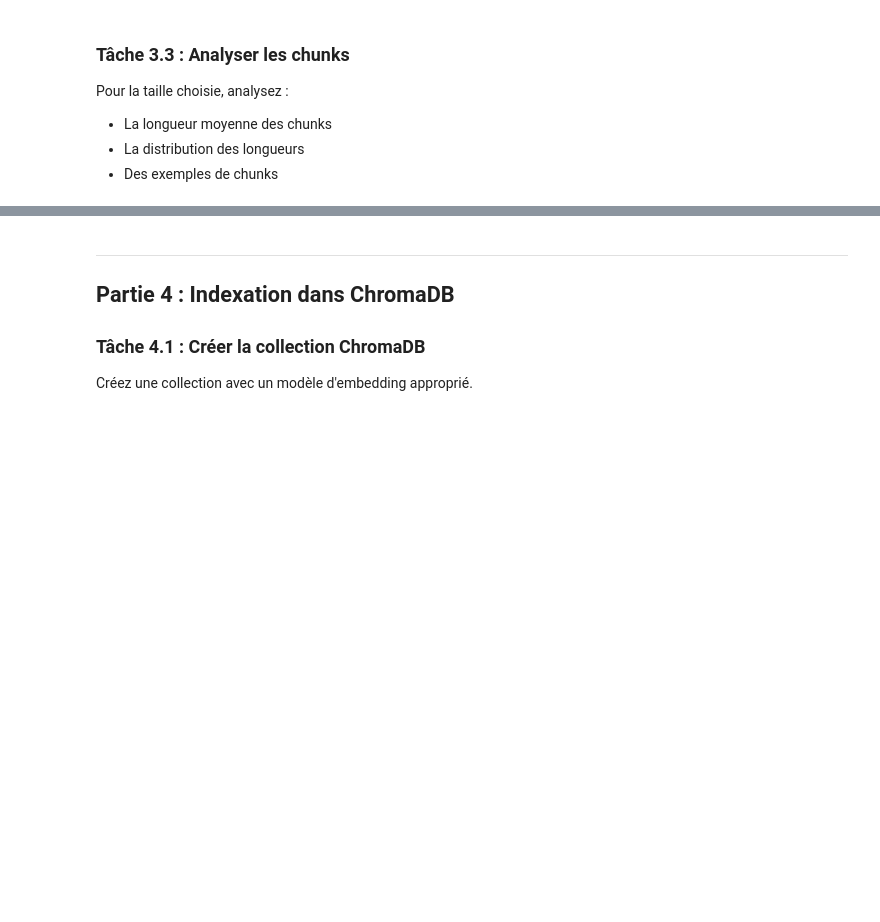
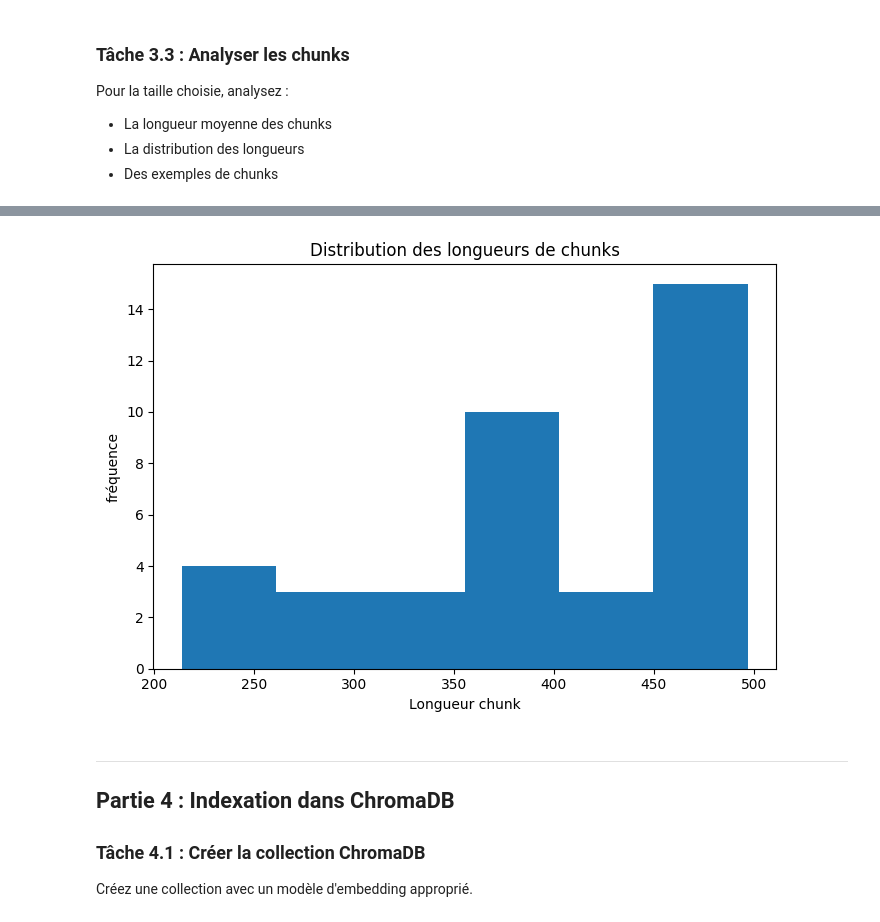
Before and after one commit to DamienDESSAUX-M2i/M2i_CDSD_TDTP, a Jupyter notebook: rag/exos/tp3_pipeline_rag_simple.ipynb, the cells around one changed output, grey strips where cells are left out. Drawn from its saved outputs; the diff is of its cells as text; code cells hidden in the pictures; blank space fills up the shorter version.

```diff
--- a/rag/exos/tp3_pipeline_rag_simple.ipynb
+++ b/rag/exos/tp3_pipeline_rag_simple.ipynb
@@ -591,4 +603,14 @@ Utilisez LangChain pour charger tous les fichiers texte du répertoire.
 # - Utiliser TextLoader comme loader_cls
 # - Appeler .load() pour charger tous les documents
 
-# Votre code ici
+loader = DirectoryLoader(
+    path=docs_dir.as_posix(), glob="**/*.txt", loader_cls=TextLoader
+)
+
+documents = loader.load()
+print(f"Nombre de documents : {len(documents)}")
+
+# Ajout d'un identifiant unique par document
+for doc in documents:
+    doc.metadata["doc_id"] = str(uuid4())
+    doc.metadata.setdefault("source", doc.metadata.get("source", "unknown"))
@@ -607,4 +631,12 @@ Utilisez `RecursiveCharacterTextSplitter` avec :
 # 2. Appliquer split_documents() sur les documents chargés
 # 3. Afficher le nombre de chunks obtenus
 
-# Votre code ici
+text_splitter_500 = RecursiveCharacterTextSplitter(
+    chunk_size=500,
+    chunk_overlap=50,
+    length_function=len,
+    separators=["\n\n", "\n", ". ", " ", ""],
+)
+
+chunks_500 = text_splitter_500.split_documents(documents=documents)
+print(f"Chunks créés : {len(chunks_500)}")
@@ -634,0 +693,11 @@ Pour la taille choisie, analysez :
+# %%
+# TODO : Analyser les chunks
+# Calculer et afficher des statistiques
+
+chunks_length = [len(c.page_content) for c in chunks_500]
+
+print(f"Longueur moyenne des chunks : {np.mean(chunks_length):.0f}")
+print(f"Ecart-type des longueurs des chunks : {np.std(chunks_length):.0f}")
+
+print("\nExemple de chunk :")
+print(chunks_500[0].page_content)
@@ -635,3 +722,15 @@ Pour la taille choisie, analysez :
+# %%
+plt.figure(figsize=(7, 5))
+
+plt.hist(x=chunks_length, bins=int(np.log2(len(chunks_length))) + 1)
+plt.title("Distribution des longueurs de chunks")
+plt.xlabel("Longueur chunk")
+plt.ylabel("fréquence")
+
+plt.tight_layout()
+plt.show()
+# %% [output]
+[figure, added]
 # %% [markdown]
 ---
 ## Partie 4 : Indexation dans ChromaDB
```
Also changed, not shown: parts of 15 cells of this notebook, 8 other files.
